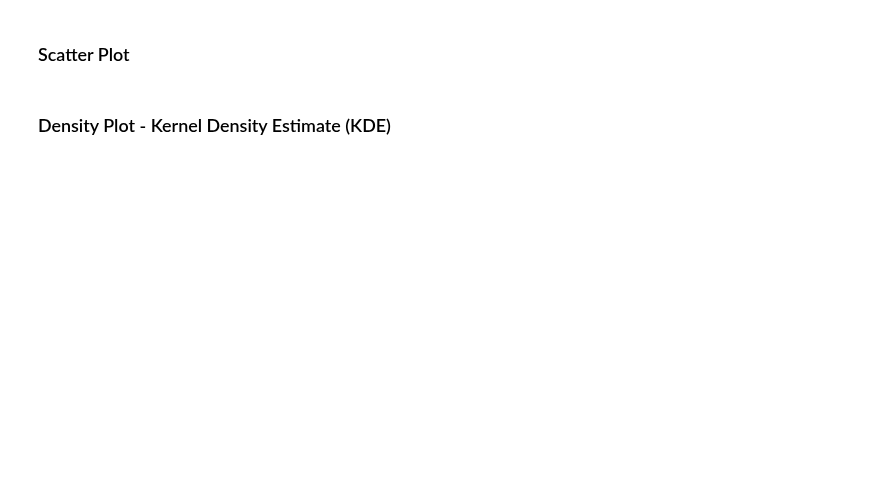
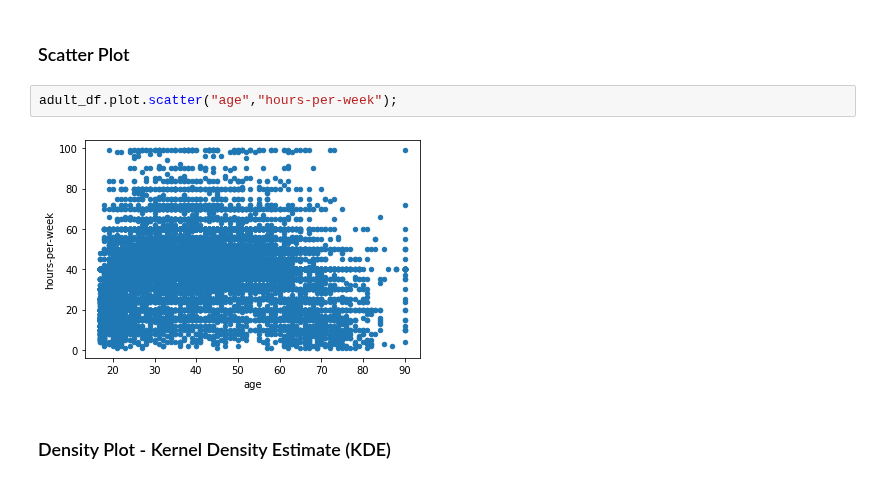
Before and after one commit to bloominstituteoftechnology/DS-Unit-1-Sprint-1-Data-Wrangling-and-Storytelling, a Jupyter notebook: module1-exploratory-data-analysis/LS_DS_111_Exploratory_Data_Analysis.ipynb, the cells around one changed output. Drawn from its saved outputs; the diff is of its cells as text; blank space fills up the shorter version.

```diff
--- a/module1-exploratory-data-analysis/LS_DS_111_Exploratory_Data_Analysis.ipynb
+++ b/module1-exploratory-data-analysis/LS_DS_111_Exploratory_Data_Analysis.ipynb
@@ -236,4 +466,8 @@ Why might it be important for us to be able to visualize how our data is distrib
 # %% [markdown]
 ### Scatter Plot
+# %%
+adult_df.plot.scatter("age","hours-per-week");
+# %% [output]
+[figure, added]
 # %% [markdown]
 ### Density Plot - Kernel Density Estimate (KDE)
```
Also changed, not shown: parts of 22 cells of this notebook.
